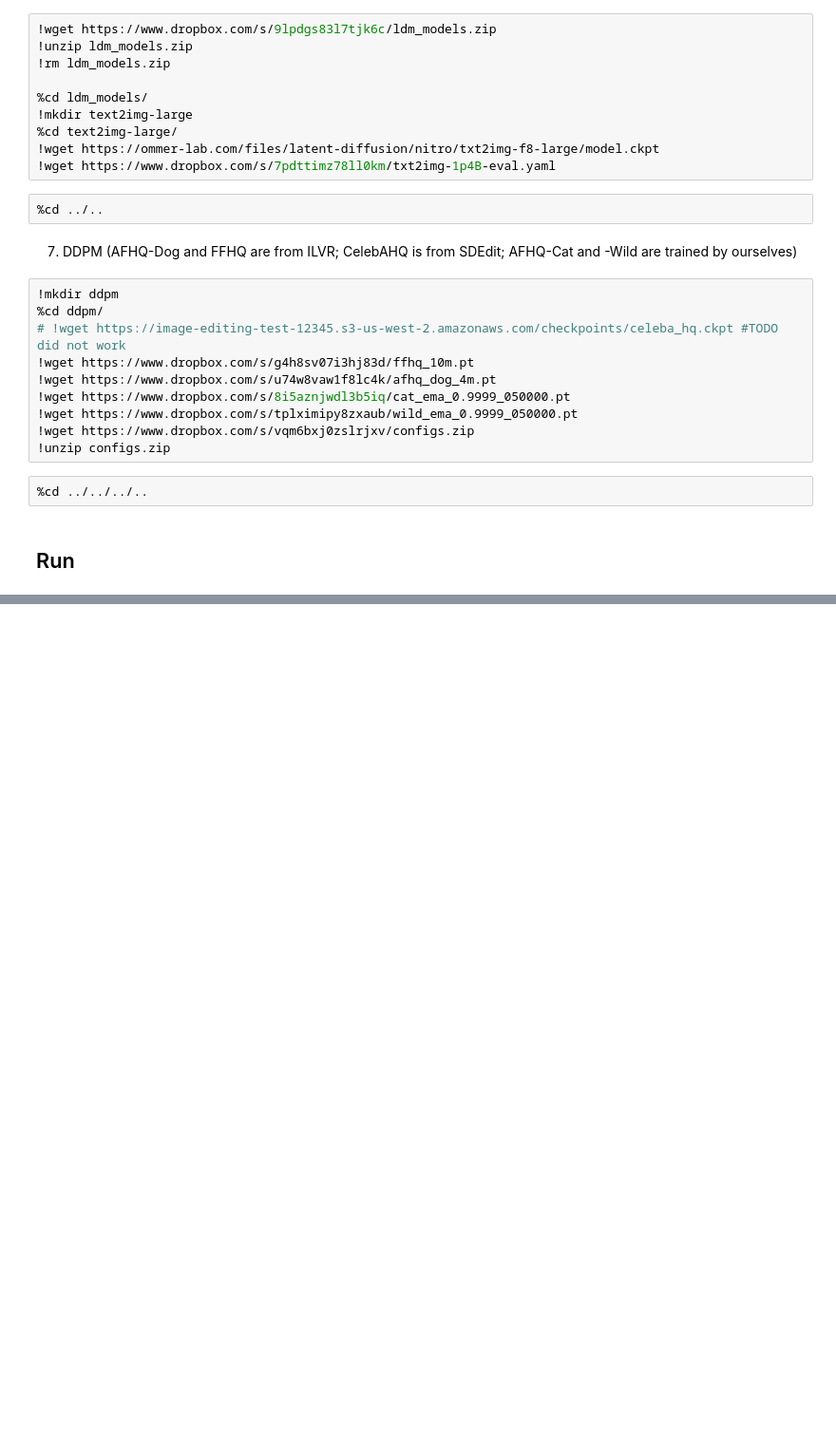
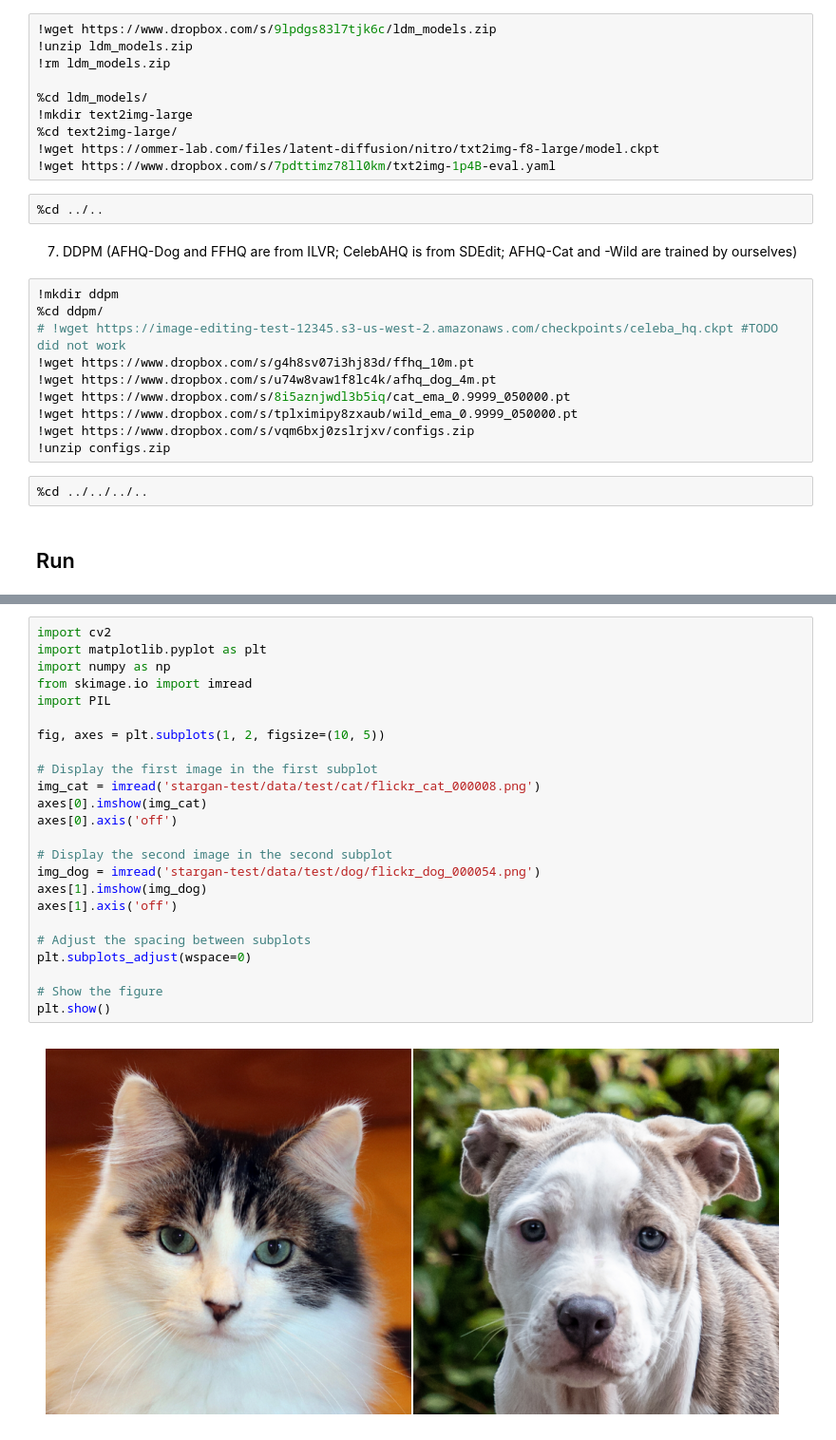
Before and after one commit to Alonixs/cycle-diffusion-group12, a Jupyter notebook: demos/mini-project.ipynb, the cells around one changed output, grey strips where cells are left out. Shown at 95% size. Drawn from its saved outputs; the diff is of its cells as text; blank space fills up the shorter version.

```diff
--- a/demos/mini-project.ipynb
+++ b/demos/mini-project.ipynb
@@ -85,0 +90,26 @@
+# %%
+import cv2
+import matplotlib.pyplot as plt
+import numpy as np
+from skimage.io import imread
+import PIL
+
+fig, axes = plt.subplots(1, 2, figsize=(10, 5))
+
+# Display the first image in the first subplot
+img_cat = imread('stargan-test/data/test/cat/flickr_cat_000008.png')
+axes[0].imshow(img_cat)
+axes[0].axis('off')
+
+# Display the second image in the second subplot
+img_dog = imread('stargan-test/data/test/dog/flickr_dog_000054.png')
+axes[1].imshow(img_dog)
+axes[1].axis('off')
+
+# Adjust the spacing between subplots
+plt.subplots_adjust(wspace=0)
+
+# Show the figure
+plt.show()
+# %% [output]
+[figure, added]
```
Also changed, not shown: parts of 5 cells of this notebook, 5 other files.
